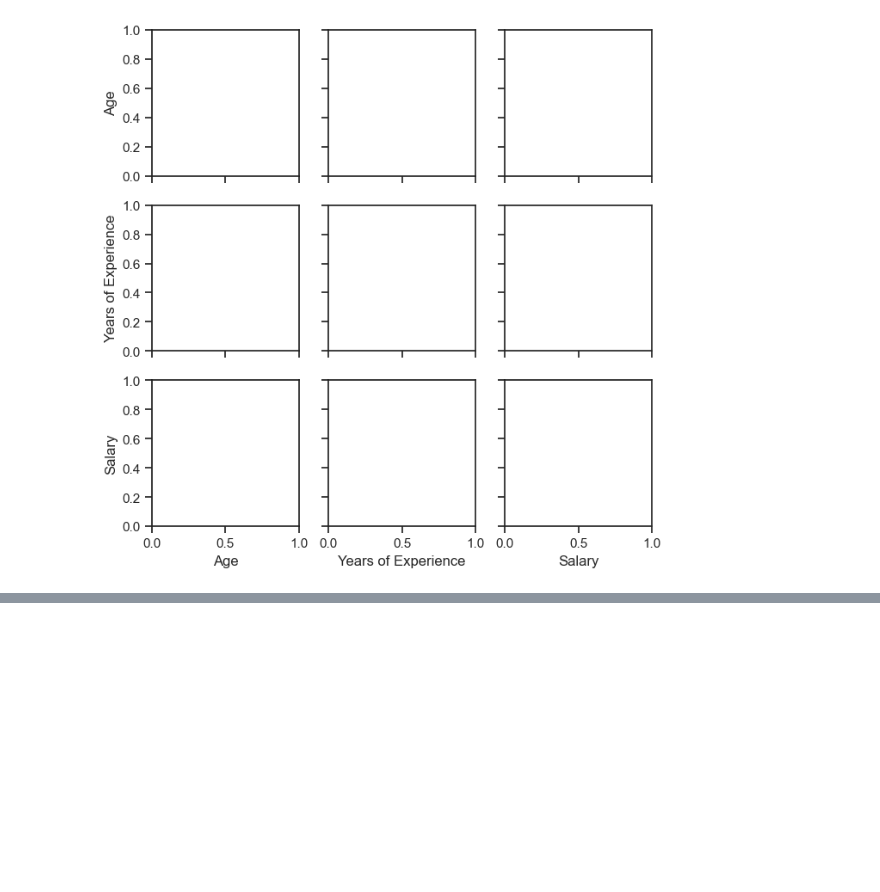
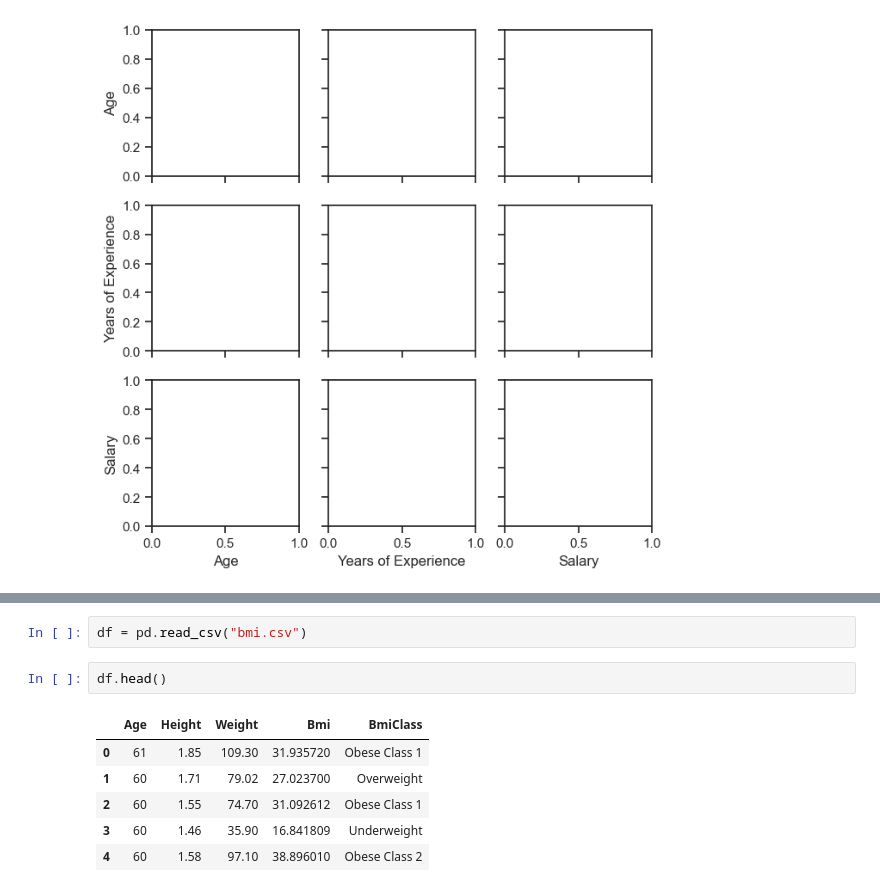
Before and after one commit to kin-yao/udemyy-python, a Jupyter notebook: dirtyhandsss.ipynb, the cells around one changed output, grey strips where cells are left out. Saved outputs shown, nothing was run; the diff lists cells and outputs as text; blank space fills up the shorter version.

```diff
--- a/dirtyhandsss.ipynb
+++ b/dirtyhandsss.ipynb
@@ -436,0 +458,11 @@ TypeError: violinplot() got multiple values for argument 'data'
+# %%
+df = pd.read_csv("bmi.csv")
+# %%
+df.head()
+# %% [output]
+|  | Age | Height | Weight | Bmi | BmiClass |
+| 0 | 61 | 1.85 | 109.30 | 31.935720 | Obese Class 1 |
+| 1 | 60 | 1.71 | 79.02 | 27.023700 | Overweight |
+| 2 | 60 | 1.55 | 74.70 | 31.092612 | Obese Class 1 |
+| 3 | 60 | 1.46 | 35.90 | 16.841809 | Underweight |
+| 4 | 60 | 1.58 | 97.10 | 38.896010 | Obese Class 2 |
```
Also changed, not shown: parts of 12 cells of this notebook, 1 other file.
